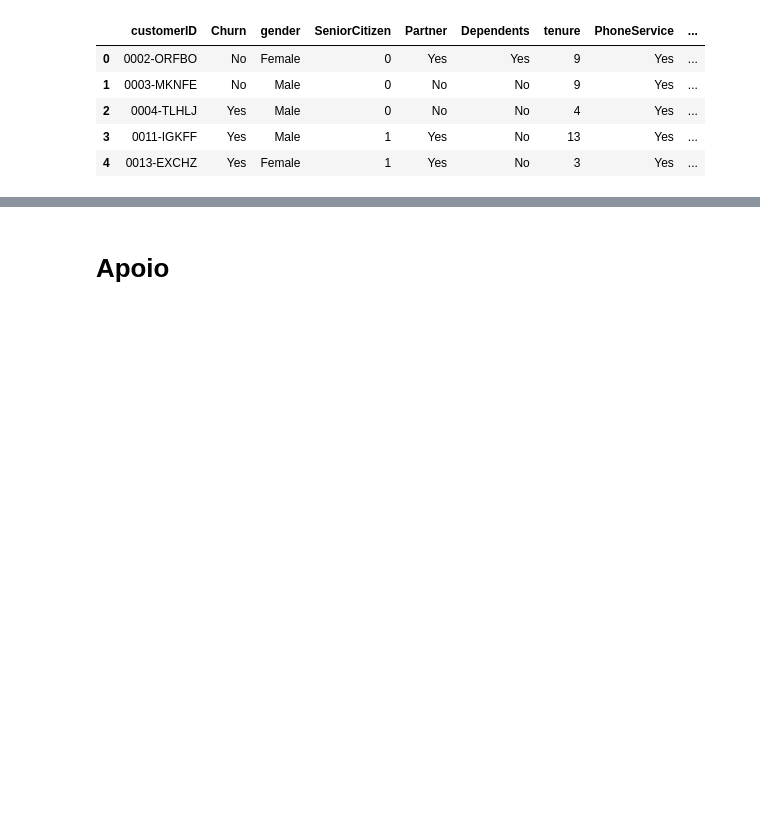
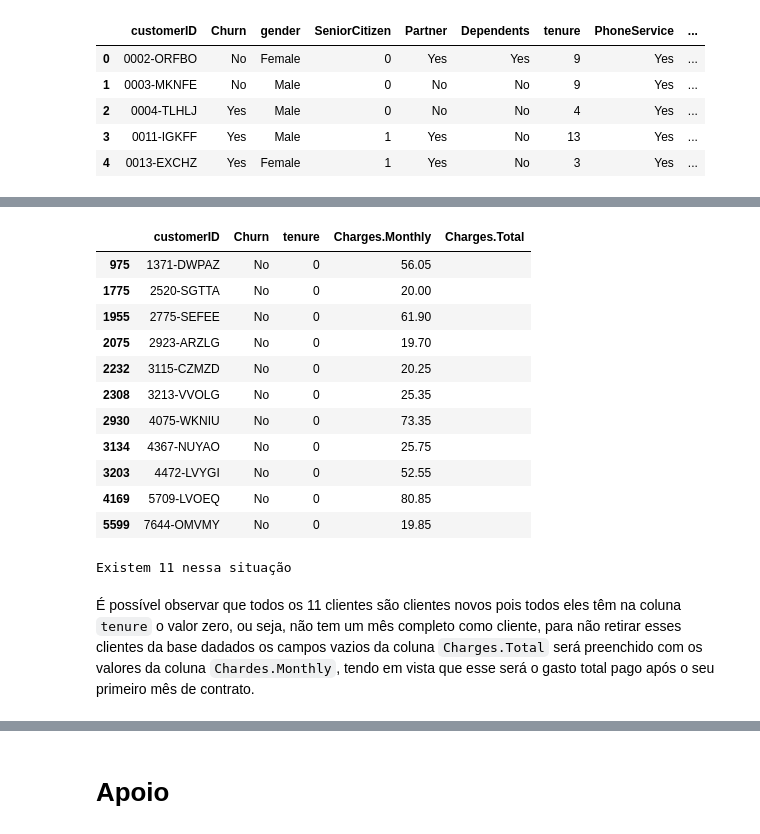
Before and after one commit to AndersonAyache/AluraVoz, a Jupyter notebook: AluraVoz.ipynb, the cells around one changed output, grey strips where cells are left out. Saved outputs shown, nothing was run; the diff lists cells and outputs as text; code cells hidden in the pictures; blank space fills up the shorter version.

```diff
--- a/AluraVoz.ipynb
+++ b/AluraVoz.ipynb
@@ -401,0 +406,23 @@ clientes.head()
+# %%
+# filtro ternure e Charges.Total vazio
+selecao = (clientes['tenure'] == 0) & (clientes['Charges.Total'] == ' ')
+clientes[selecao][['customerID', 'Churn' ,'tenure','Charges.Monthly' ,'Charges.Total']]
+# %% [output]
+|  | customerID | Churn | tenure | Charges.Monthly | Charges.Total |
+| 975 | 1371-DWPAZ | No | 0 | 56.05 |  |
+| 1775 | 2520-SGTTA | No | 0 | 20.00 |  |
+| 1955 | 2775-SEFEE | No | 0 | 61.90 |  |
+| 2075 | 2923-ARZLG | No | 0 | 19.70 |  |
+| 2232 | 3115-CZMZD | No | 0 | 20.25 |  |
+| 2308 | 3213-VVOLG | No | 0 | 25.35 |  |
+| 2930 | 4075-WKNIU | No | 0 | 73.35 |  |
+| 3134 | 4367-NUYAO | No | 0 | 25.75 |  |
+| 3203 | 4472-LVYGI | No | 0 | 52.55 |  |
+| 4169 | 5709-LVOEQ | No | 0 | 80.85 |  |
+| 5599 | 7644-OMVMY | No | 0 | 19.85 |  |
+# %%
+print(f'Existem {clientes[selecao].shape[0]} nessa situação')
+# %% [output]
+Existem 11 nessa situação
+# %% [markdown]
+É possível observar que todos os 11 clientes são clientes novos pois todos eles têm na coluna `tenure` o valor zero, ou seja, não tem um mês completo como cliente, para não retirar esses clientes da base dadados os campos vazios da coluna `Charges.Total` será preenchido com os valores da coluna `Chardes.Monthly`, tendo em vista que esse será o gasto total pago após o seu primeiro mês de contrato.
```
Also changed, not shown: parts of 10 cells of this notebook.
